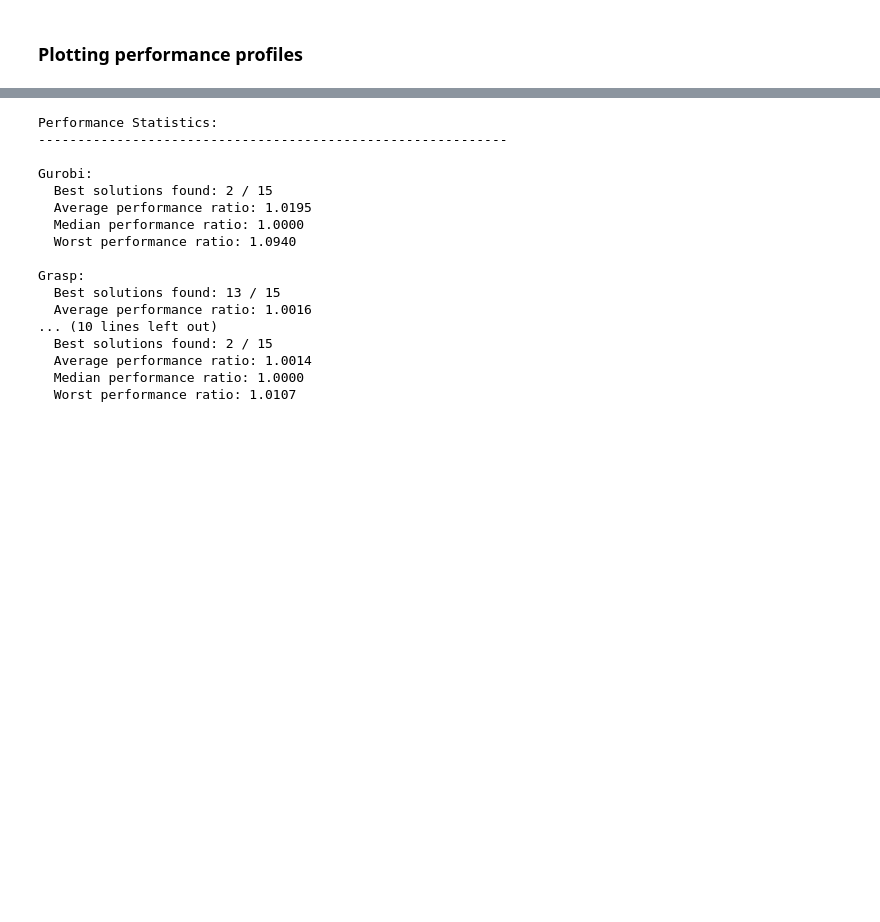
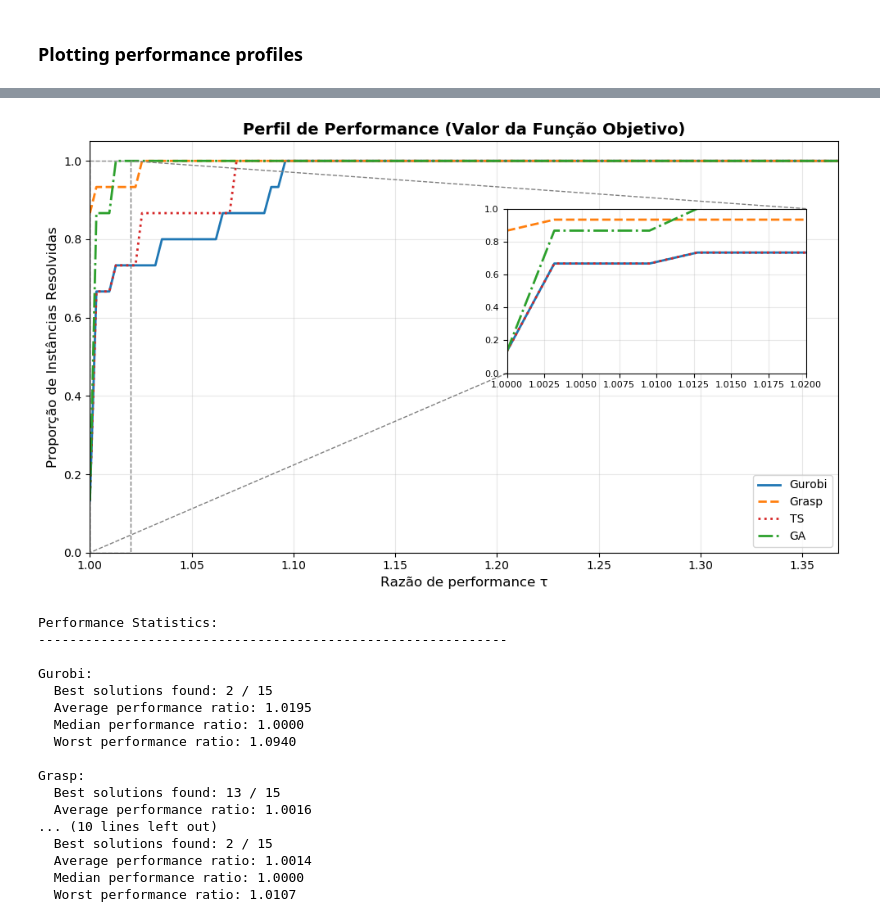
Before and after one commit to Everton-Colombo/MO824-A5, a Jupyter notebook: performance_profiles.ipynb, the cells around one changed output, grey strips where cells are left out. Saved outputs shown, nothing was run; the diff lists cells and outputs as text; code cells hidden in the pictures; blank space fills up the shorter version.

```diff
--- a/performance_profiles.ipynb
+++ b/performance_profiles.ipynb
@@ -195,3 +194,64 @@ plt.show()
+# %%
+solvers = df['solver'].unique()
+tau_values = np.logspace(0, np.log10(df['performance_ratio'].max()*1.25), 100)
+
+fig, ax = plt.subplots(figsize=(10, 6))
+
+# Define line styles and colors for better differentiation
+line_styles = ['-', '--', ':', '-.']
+colors = ['#1f77b4', '#ff7f0e', '#d62728', '#2ca02c']  # Blue, Orange, Green, Red
+
+for idx, solver in enumerate(solvers):
+    solver_ratios = df[df['solver'] == solver]['performance_ratio'].values
+
+    # Calculate cumulative distribution: proportion of instances where ratio <= tau
+    rho_tau = []
+    for tau in tau_values:
+        proportion = np.sum(solver_ratios <= tau) / len(solver_ratios)
+        rho_tau.append(proportion)
+
+    ax.plot(tau_values, rho_tau, label=solver, linewidth=2,
+            linestyle=line_styles[idx % len(line_styles)],
+            color=colors[idx % len(colors)])
+
+ax.set_xlabel('Razão de performance τ', fontsize=12)
+ax.set_ylabel('Proporção de Instâncias Resolvidas', fontsize=12)
+ax.set_title('Perfil de Performance (Valor da Função Objetivo)', fontsize=14, fontweight='bold')
+ax.grid(True, alpha=0.3)
+ax.legend(loc='lower right', fontsize=10)
+ax.set_xlim(1, tau_values[-1])
+ax.set_ylim(0, 1.05)
+
+# Create inset zoom plot
+from mpl_toolkits.axes_grid1.inset_locator import inset_axes, mark_inset
+
+axins = inset_axes(ax, width="40%", height="40%", loc='upper left',
+                   bbox_to_anchor=(0.55, -0.15, 1, 1), bbox_transform=ax.transAxes)
+
+# Plot the same data in the inset
+for idx, solver in enumerate(solvers):
+    solver_ratios = df[df['solver'] == solver]['performance_ratio'].values
+    rho_tau = []
+    for tau in tau_values:
+        proportion = np.sum(solver_ratios <= tau) / len(solver_ratios)
+        rho_tau.append(proportion)
+    axins.plot(tau_values, rho_tau, linewidth=2,
+               linestyle=line_styles[idx % len(line_styles)],
+               color=colors[idx % len(colors)])
+
+# Set the zoom region
+axins.set_xlim(1, 1.02)
+axins.set_ylim(0, 1)
+axins.grid(True, alpha=0.3)
+axins.tick_params(labelsize=8)
+
+# Draw a box around the zoomed region in the main plot
+mark_inset(ax, axins, loc1=3, loc2=1, fc="none", ec="0.5", linestyle='--')
+
+plt.tight_layout()
+plt.show()
+# %% [output]
+[figure, added]
 # %%
 # Display performance statistics
 print("\nPerformance Statistics:")
```
Also changed, not shown: parts of 2 cells of this notebook, 2 other files.
